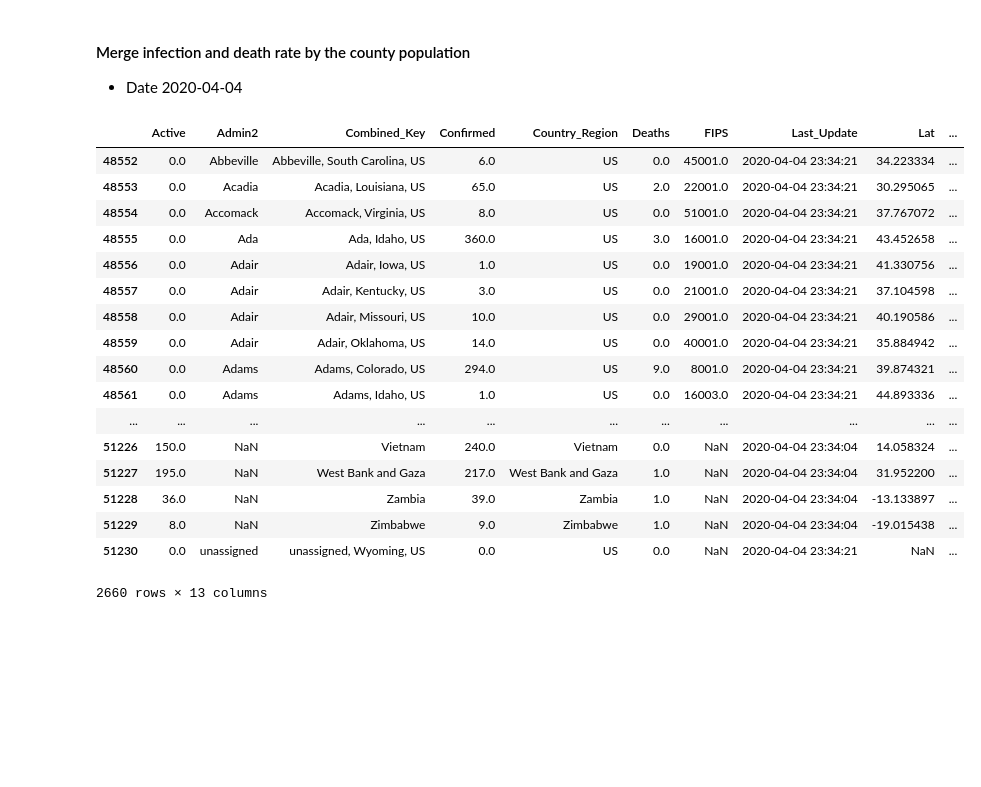
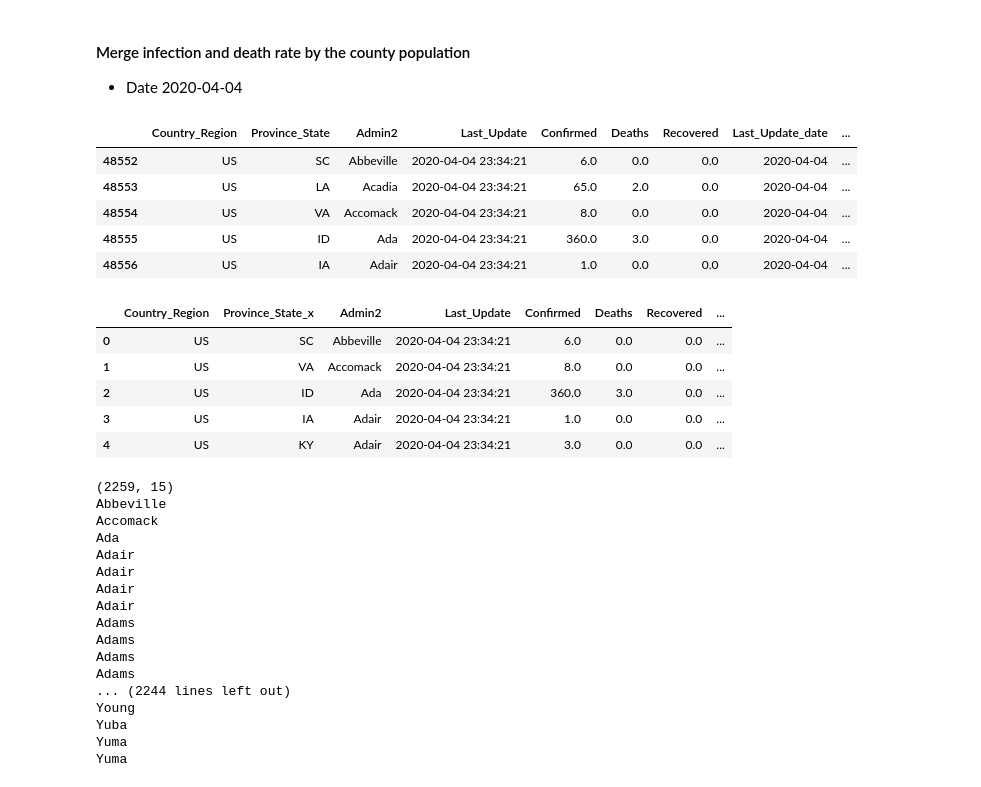
Before and after one commit to gtg269c/covid_analysis, a Jupyter notebook: noteboooks/covid_analysis.ipynb, the cells around one changed output. Drawn from its saved outputs; the diff is of its cells as text; code cells hidden in the pictures; blank space fills up the shorter version.

```diff
--- a/noteboooks/covid_analysis.ipynb
+++ b/noteboooks/covid_analysis.ipynb
@@ -142,7 +148,7 @@ select_col = ['Country_Region',  'Province_State','Admin2','Last_Update', 'Confi
 combine_subset = combine_df[select_col]
 
 ## rename states by abbreviations
-combine_subset = combine_subset
+combine_subset = combine_subset.replace({'Province_State':us_state_abbrev})
 # %%
 country = 'US'
 state = ['California','CA']
@@ -229,23 +235,53 @@ census_select_df.head()
 - Date 2020-04-04
 # %%
 select_date = '2020-04-04'
-combine_selectdf.loc[combine_df['Last_Update'].str.contains(select_date, na=False)]
+combine_subset_date = combine_subset.loc[combine_subset['Last_Update'].str.contains(select_date, na=False)]
+combine_subset_date['county'] = [str(x)+' County' for x in combine_subset_date['Admin2']]
+
+combine_subset_date.head()
 # %% [output]
-|  | Active | Admin2 | Combined_Key | Confirmed | Country_Region | Deaths | FIPS | Last_Update | Lat | ... |
-| 48552 | 0.0 | Abbeville | Abbeville, South Carolina, US | 6.0 | US | 0.0 | 45001.0 | 2020-04-04 23:34:21 | 34.223334 | ... |
-| 48553 | 0.0 | Acadia | Acadia, Louisiana, US | 65.0 | US | 2.0 | 22001.0 | 2020-04-04 23:34:21 | 30.295065 | ... |
-| 48554 | 0.0 | Accomack | Accomack, Virginia, US | 8.0 | US | 0.0 | 51001.0 | 2020-04-04 23:34:21 | 37.767072 | ... |
-| 48555 | 0.0 | Ada | Ada, Idaho, US | 360.0 | US | 3.0 | 16001.0 | 2020-04-04 23:34:21 | 43.452658 | ... |
-| 48556 | 0.0 | Adair | Adair, Iowa, US | 1.0 | US | 0.0 | 19001.0 | 2020-04-04 23:34:21 | 41.330756 | ... |
-| 48557 | 0.0 | Adair | Adair, Kentucky, US | 3.0 | US | 0.0 | 21001.0 | 2020-04-04 23:34:21 | 37.104598 | ... |
-| 48558 | 0.0 | Adair | Adair, Missouri, US | 10.0 | US | 0.0 | 29001.0 | 2020-04-04 23:34:21 | 40.190586 | ... |
-| 48559 | 0.0 | Adair | Adair, Oklahoma, US | 14.0 | US | 0.0 | 40001.0 | 2020-04-04 23:34:21 | 35.884942 | ... |
-| 48560 | 0.0 | Adams | Adams, Colorado, US | 294.0 | US | 9.0 | 8001.0 | 2020-04-04 23:34:21 | 39.874321 | ... |
-| 48561 | 0.0 | Adams | Adams, Idaho, US | 1.0 | US | 0.0 | 16003.0 | 2020-04-04 23:34:21 | 44.893336 | ... |
-| ... | ... | ... | ... | ... | ... | ... | ... | ... | ... | ... |
-| 51226 | 150.0 | NaN | Vietnam | 240.0 | Vietnam | 0.0 | NaN | 2020-04-04 23:34:04 | 14.058324 | ... |
-| 51227 | 195.0 | NaN | West Bank and Gaza | 217.0 | West Bank and Gaza | 1.0 | NaN | 2020-04-04 23:34:04 | 31.952200 | ... |
-| 51228 | 36.0 | NaN | Zambia | 39.0 | Zambia | 1.0 | NaN | 2020-04-04 23:34:04 | -13.133897 | ... |
-| 51229 | 8.0 | NaN | Zimbabwe | 9.0 | Zimbabwe | 1.0 | NaN | 2020-04-04 23:34:04 | -19.015438 | ... |
-| 51230 | 0.0 | unassigned | unassigned, Wyoming, US | 0.0 | US | 0.0 | NaN | 2020-04-04 23:34:21 | NaN | ... |
+|  | Country_Region | Province_State | Admin2 | Last_Update | Confirmed | Deaths | Recovered | Last_Update_date | ... |
+| 48552 | US | SC | Abbeville | 2020-04-04 23:34:21 | 6.0 | 0.0 | 0.0 | 2020-04-04 | ... |
+| 48553 | US | LA | Acadia | 2020-04-04 23:34:21 | 65.0 | 2.0 | 0.0 | 2020-04-04 | ... |
+| 48554 | US | VA | Accomack | 2020-04-04 23:34:21 | 8.0 | 0.0 | 0.0 | 2020-04-04 | ... |
+| 48555 | US | ID | Ada | 2020-04-04 23:34:21 | 360.0 | 3.0 | 0.0 | 2020-04-04 | ... |
+| 48556 | US | IA | Adair | 2020-04-04 23:34:21 | 1.0 | 0.0 | 0.0 | 2020-04-04 | ... |
-2660 rows × 13 columns
+# %%
+## merge combine subset for date with county opulation
+
+covid_population_date = pd.merge(combine_subset_date,census_select_df,left_on=['county','Province_State'],right_on=['CTYNAME','STNAME'],how='inner')
+
+##
+covid_population_date.head()
+# %% [output]
+|  | Country_Region | Province_State_x | Admin2 | Last_Update | Confirmed | Deaths | Recovered | ... |
+| 0 | US | SC | Abbeville | 2020-04-04 23:34:21 | 6.0 | 0.0 | 0.0 | ... |
+| 1 | US | VA | Accomack | 2020-04-04 23:34:21 | 8.0 | 0.0 | 0.0 | ... |
+| 2 | US | ID | Ada | 2020-04-04 23:34:21 | 360.0 | 3.0 | 0.0 | ... |
+| 3 | US | IA | Adair | 2020-04-04 23:34:21 | 1.0 | 0.0 | 0.0 | ... |
+| 4 | US | KY | Adair | 2020-04-04 23:34:21 | 3.0 | 0.0 | 0.0 | ... |
+# %%
+#for x in covid_population_date['Province_State_y']:
+    #print(x)
+print(f'{covid_population_date.shape}')
+
+for x in covid_population_date['Admin2']:
+    print(x)
+# %% [output]
+(2259, 15)
+Abbeville
+Accomack
+Ada
+Adair
+Adair
+Adair
+Adair
+Adams
+Adams
+Adams
+Adams
+... (2244 lines left out)
+Young
+Yuba
+Yuma
+Yuma
```
Also changed, not shown: parts of 5 cells of this notebook.
